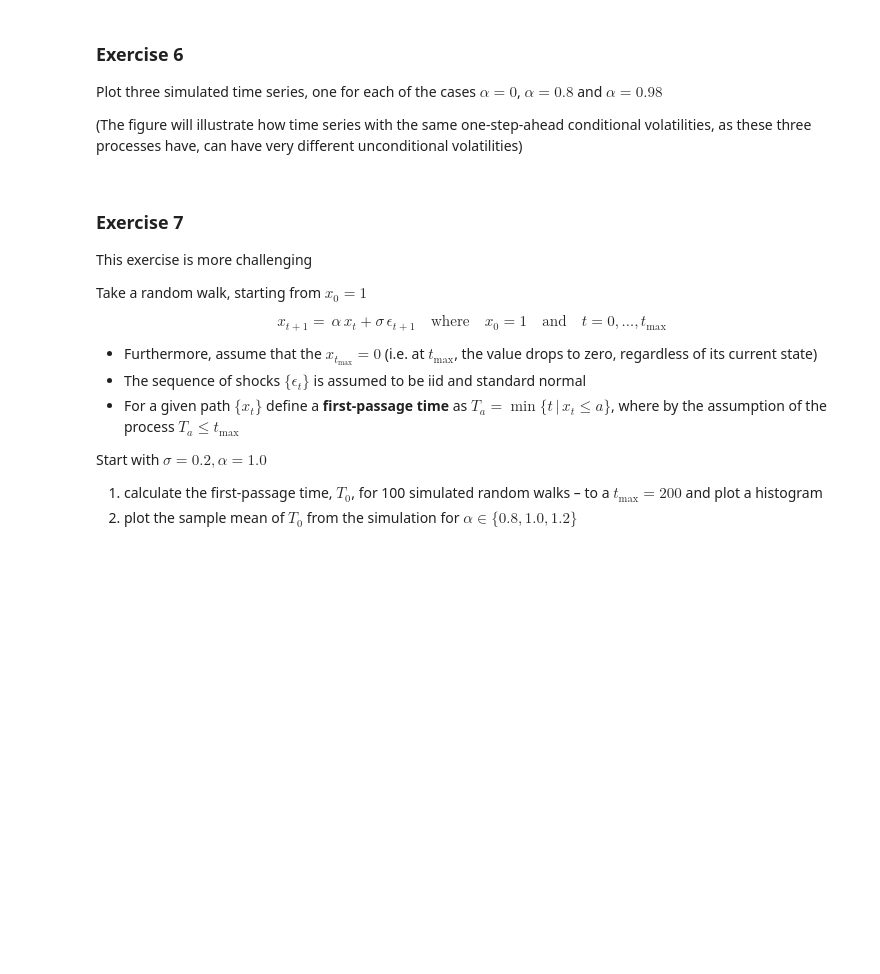
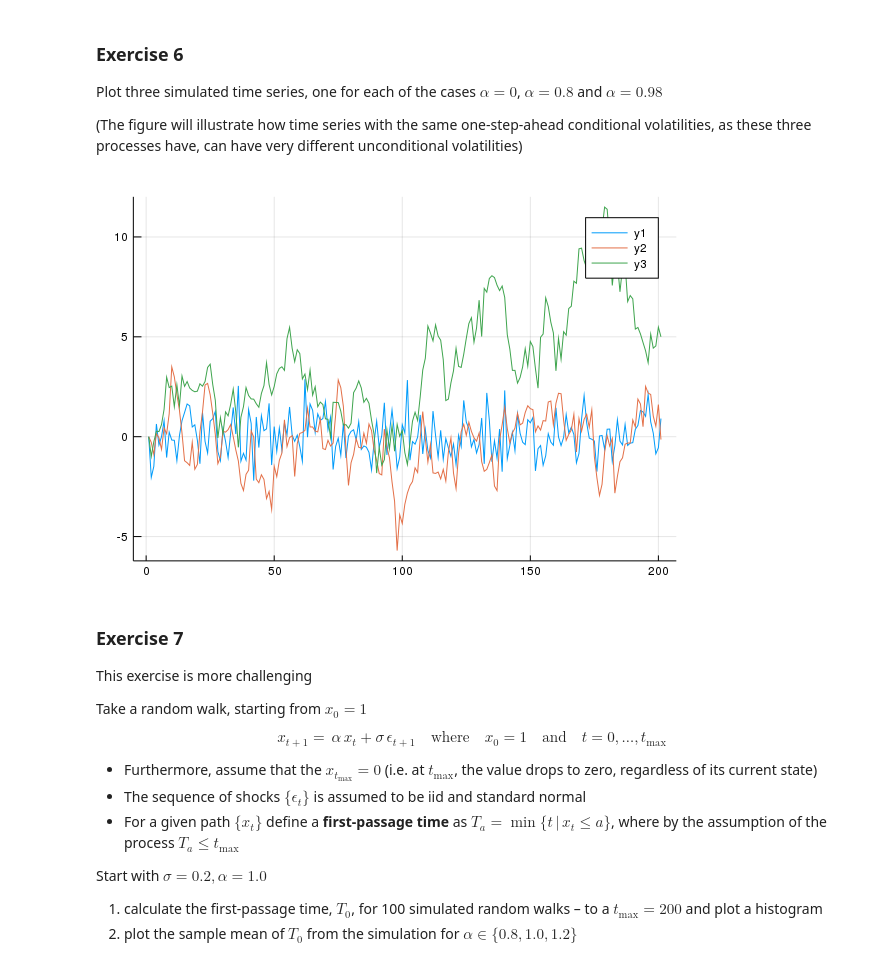
Before and after one commit to scpocompecon-2019/julia-workout-1-takashissb, a Jupyter notebook: HW1.ipynb, the cells around one changed output. Saved outputs shown, nothing was run; the diff lists cells and outputs as text; code cells hidden in the pictures; blank space fills up the shorter version.

```diff
--- a/HW1.ipynb
+++ b/HW1.ipynb
@@ -106,6 +174,12 @@ Plot three simulated time series, one for each of the cases $ \alpha = 0 $, $ \a
 
 
 <a id='jbe-ex7'></a>
+# %%
+using Plots
+gr(fmt=:png);
+plot([ts(200,0),ts(200,0.8),ts(200,0.98)])
+# %% [output]
+[figure, added]
 # %% [markdown]
 ### Exercise 7
 
```
Also changed, not shown: parts of 11 cells of this notebook.
